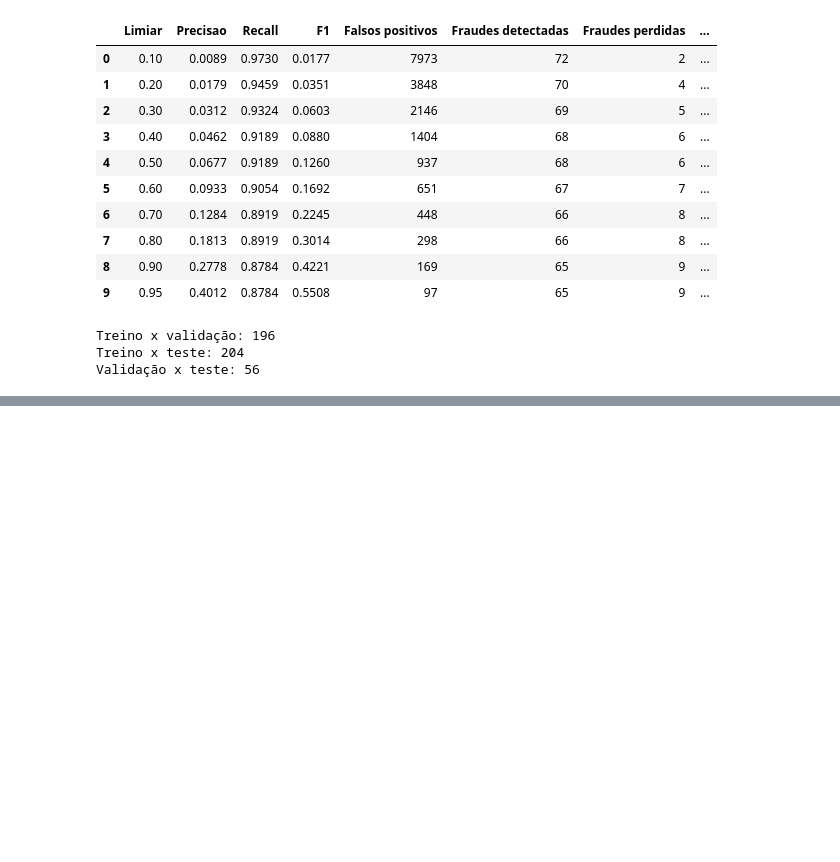
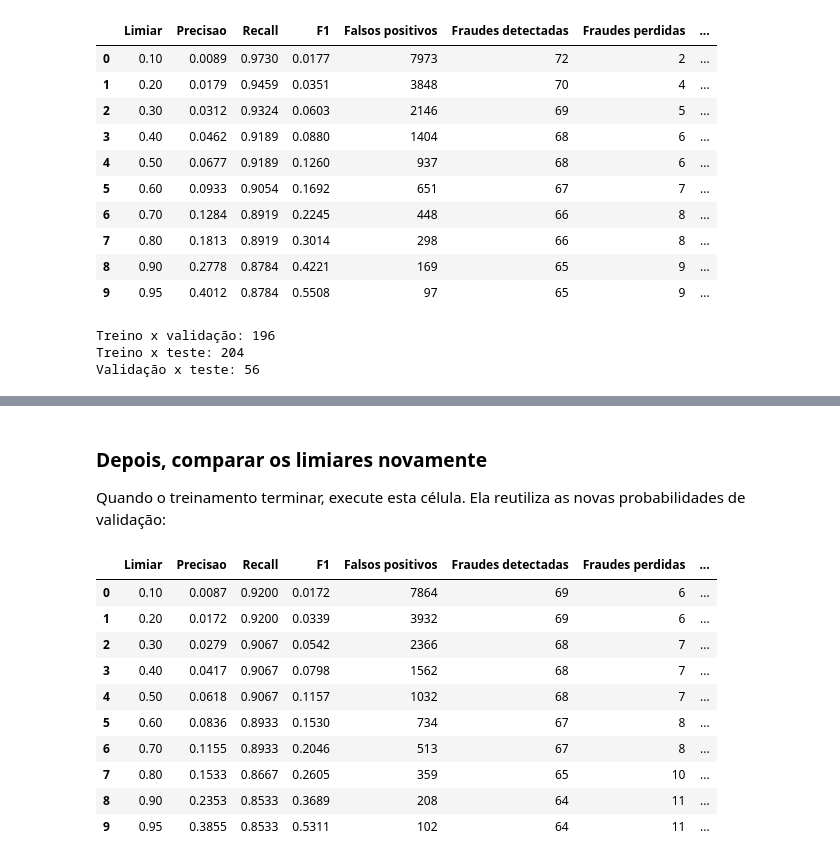
Before and after one commit to douglasfariasil/credit-card-fraud-detection, a Jupyter notebook: notebooks/01_exploracao_e_modelagem.ipynb, the cells around one changed output, grey strips where cells are left out. Saved outputs shown, nothing was run; the diff lists cells and outputs as text; code cells hidden in the pictures; blank space fills up the shorter version.

Commit message:
docs: Consolidar experimento de detecção de fraudes

```diff
--- a/notebooks/01_exploracao_e_modelagem.ipynb
+++ b/notebooks/01_exploracao_e_modelagem.ipynb
@@ -503,0 +690,59 @@ Validação x teste: 56
+# %% [markdown]
+### Depois, comparar os limiares novamente
+Quando o treinamento terminar, execute esta célula. Ela reutiliza as novas probabilidades de validação:
+# %%
+
+import pandas as pd
+from sklearn.metrics import (
+    precision_score,
+    recall_score,
+    f1_score,
+    confusion_matrix,
+)
+
+limiares = [0.10, 0.20, 0.30, 0.40, 0.50,
+            0.60, 0.70, 0.80, 0.90, 0.95]
+
+resultados = []
+
+for limiar in limiares:
+    previsoes_limiar = (
+        probabilidades >= limiar
+    ).astype(int)
+
+    tn, fp, fn, tp = confusion_matrix(
+        y_validacao,
+        previsoes_limiar,
+        labels=[0, 1],
+    ).ravel()
+
+    resultados.append({
+        "Limiar": limiar,
+        "Precisao": precision_score(
+            y_validacao, previsoes_limiar, zero_division=0
+        ),
+        "Recall": recall_score(
+            y_validacao, previsoes_limiar, zero_division=0
+        ),
+        "F1": f1_score(
+            y_validacao, previsoes_limiar, zero_division=0
+        ),
+        "Falsos positivos": fp,
+        "Fraudes detectadas": tp,
+        "Fraudes perdidas": fn,
+        "Alertas totais": tp + fp,
+    })
+
+display(pd.DataFrame(resultados).round(4))
+# %% [output]
+|  | Limiar | Precisao | Recall | F1 | Falsos positivos | Fraudes detectadas | Fraudes perdidas | ... |
+| 0 | 0.10 | 0.0087 | 0.9200 | 0.0172 | 7864 | 69 | 6 | ... |
+| 1 | 0.20 | 0.0172 | 0.9200 | 0.0339 | 3932 | 69 | 6 | ... |
+| 2 | 0.30 | 0.0279 | 0.9067 | 0.0542 | 2366 | 68 | 7 | ... |
+| 3 | 0.40 | 0.0417 | 0.9067 | 0.0798 | 1562 | 68 | 7 | ... |
+| 4 | 0.50 | 0.0618 | 0.9067 | 0.1157 | 1032 | 68 | 7 | ... |
+| 5 | 0.60 | 0.0836 | 0.8933 | 0.1530 | 734 | 67 | 8 | ... |
+| 6 | 0.70 | 0.1155 | 0.8933 | 0.2046 | 513 | 67 | 8 | ... |
+| 7 | 0.80 | 0.1533 | 0.8667 | 0.2605 | 359 | 65 | 10 | ... |
+| 8 | 0.90 | 0.2353 | 0.8533 | 0.3689 | 208 | 64 | 11 | ... |
+| 9 | 0.95 | 0.3855 | 0.8533 | 0.5311 | 102 | 64 | 11 | ... |
```
Also changed, not shown: parts of 24 cells of this notebook, 1 other file.
